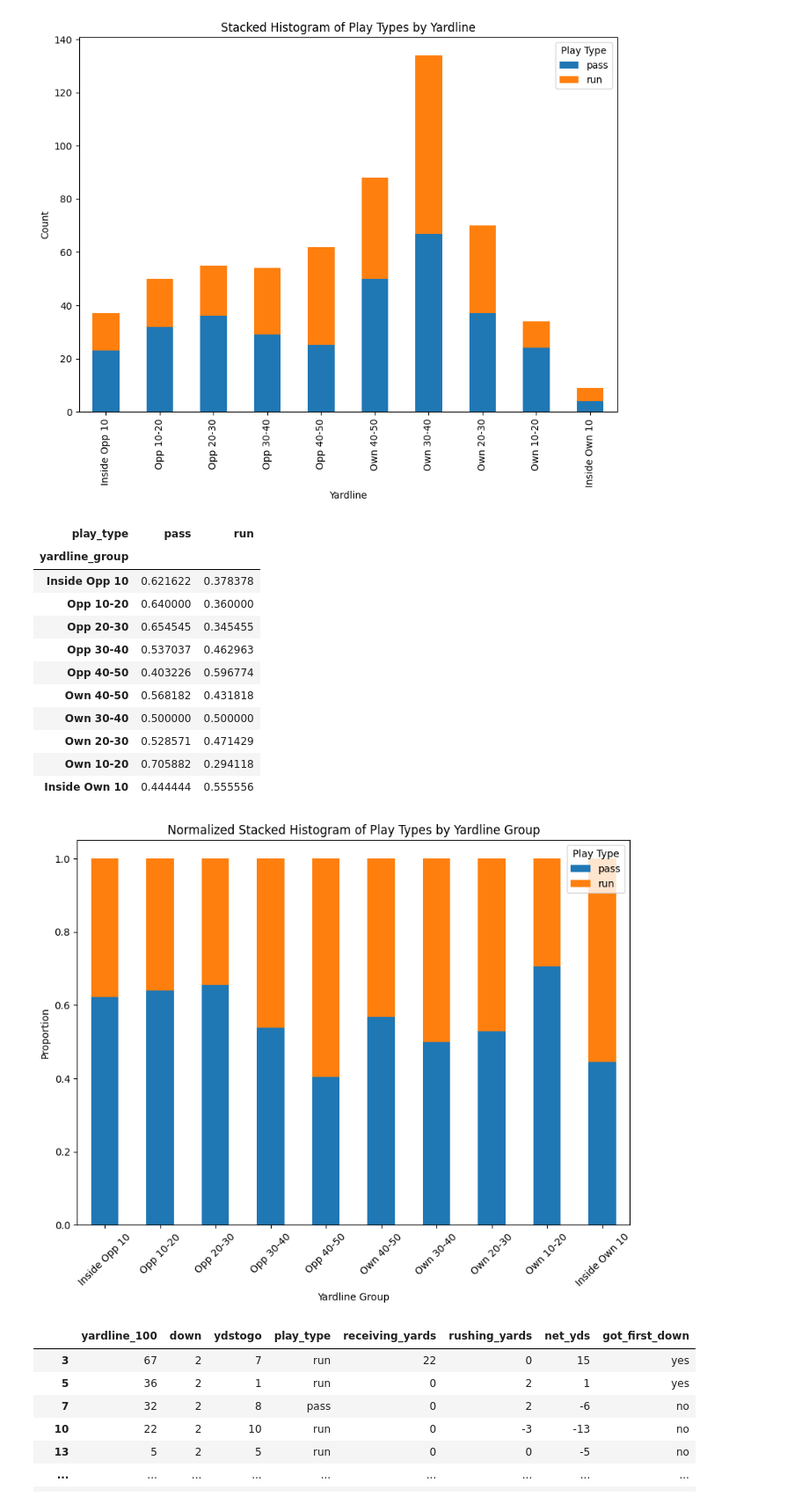
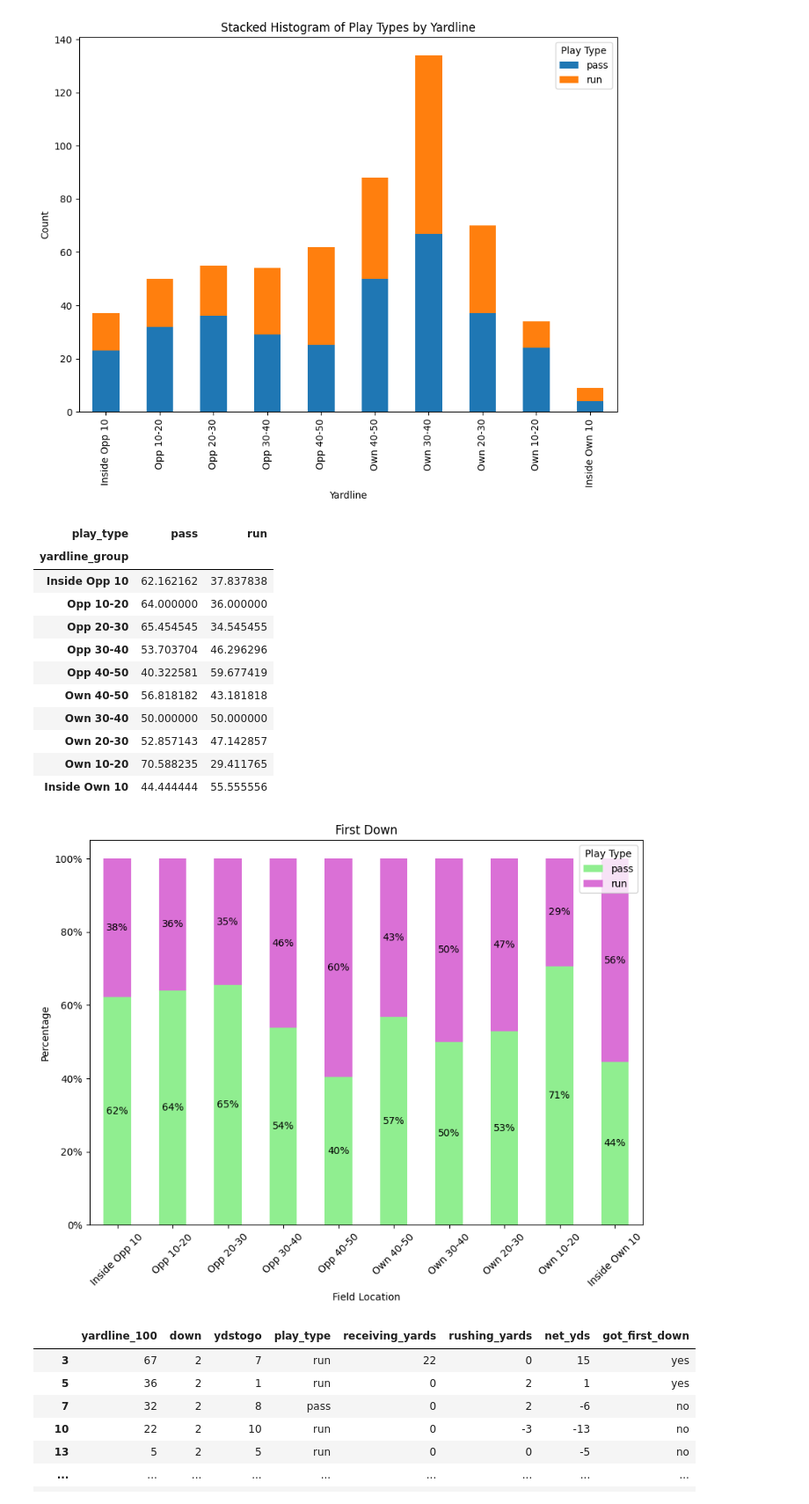
Before and after one commit to rollernathan/NFL_2024_Week_1, a Jupyter notebook: Project 3.ipynb, the cells around one changed output. Shown: that part at 88% size. Saved outputs shown, nothing was run; the diff lists cells and outputs as text; code cells hidden in the pictures.

Commit message:
complete down analysis with images

```diff
--- a/Project 3.ipynb
+++ b/Project 3.ipynb
@@ -177,36 +177,49 @@ plt.show()
 # %% [output]
 [figure]
 # %%
-crosstab_first_normalized = crosstab_first.div(crosstab_first.sum(axis=1), axis=0)
+crosstab_first_normalized = crosstab_first.div(crosstab_first.sum(axis=1), axis=0) * 100
 crosstab_first_normalized
 # %% [output]
 | play_type | pass | run |
 | yardline_group |  |  |
-| Inside Opp 10 | 0.621622 | 0.378378 |
-| Opp 10-20 | 0.640000 | 0.360000 |
-| Opp 20-30 | 0.654545 | 0.345455 |
-| Opp 30-40 | 0.537037 | 0.462963 |
-| Opp 40-50 | 0.403226 | 0.596774 |
-| Own 40-50 | 0.568182 | 0.431818 |
-| Own 30-40 | 0.500000 | 0.500000 |
-| Own 20-30 | 0.528571 | 0.471429 |
-| Own 10-20 | 0.705882 | 0.294118 |
-| Inside Own 10 | 0.444444 | 0.555556 |
+| Inside Opp 10 | 62.162162 | 37.837838 |
+| Opp 10-20 | 64.000000 | 36.000000 |
+| Opp 20-30 | 65.454545 | 34.545455 |
+| Opp 30-40 | 53.703704 | 46.296296 |
+| Opp 40-50 | 40.322581 | 59.677419 |
+| Own 40-50 | 56.818182 | 43.181818 |
+| Own 30-40 | 50.000000 | 50.000000 |
+| Own 20-30 | 52.857143 | 47.142857 |
+| Own 10-20 | 70.588235 | 29.411765 |
+| Inside Own 10 | 44.444444 | 55.555556 |
 # %%
+# Define colors for the 'pass' and 'run' categories
+colors = {'pass': 'lightgreen', 'run': 'orchid'}
+
 # Plot the stacked histogram using normalized data
-crosstab_first_normalized.plot(kind='bar', stacked=True, figsize=(10, 7))
+ct_first = crosstab_first_normalized.plot(kind='bar', stacked=True, figsize=(10, 7), color=[colors[col] for col in crosstab_first_normalized.columns])
 
 # Add titles and labels
-plt.title('Normalized Stacked Histogram of Play Types by Yardline Group')
-plt.xlabel('Yardline Group')
-plt.ylabel('Proportion')
+plt.title('First Down')
+plt.xlabel('Field Location')
+plt.ylabel('Percentage')
 plt.legend(title='Play Type')
 plt.xticks(rotation=45)  # Rotate x-axis labels for better readability
 
+# Format y-axis to include percentage symbol
+ct_first.yaxis.set_major_formatter(plt.FuncFormatter(lambda x, _: f'{x:.0f}%'))
+
+# Annotate the bars with the percentage values
+for container in ct_first.containers:
+    ct_first.bar_label(container, fmt='%.0f%%', label_type='center')
+
+# Save the plot as an image
+plt.savefig('images/first_down_bc.png', format='png', dpi=300, bbox_inches='tight')
+
 # Show the plot
 plt.show()
 # %% [output]
-[figure, old version]
+[figure, new version]
 # %%
 second_down = df_down_distance[df_down_distance['down'] == 2]
 second_down
```
Also changed, not shown: parts of 12 cells of this notebook, 4 other files.
